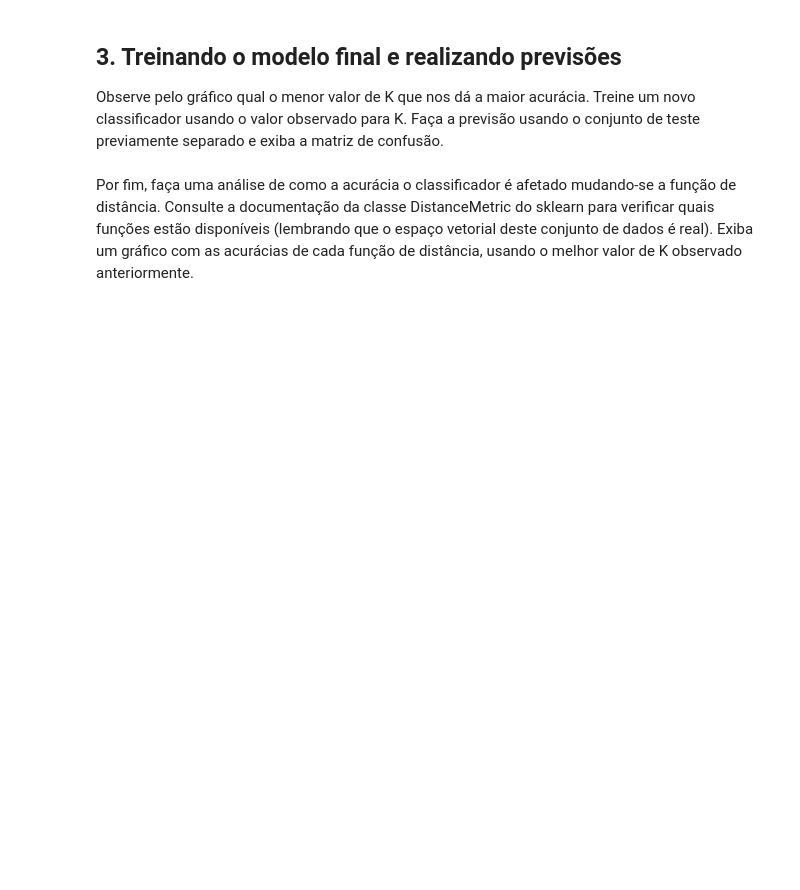
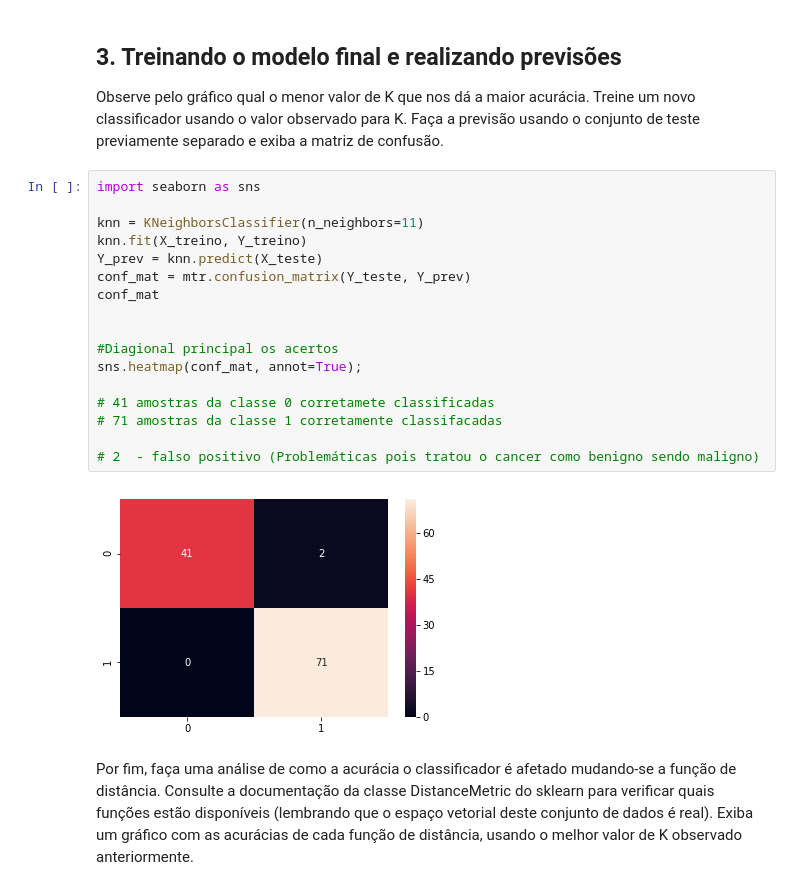
Before and after one commit to brunohenriquecruz/KNN, a Jupyter notebook: Exercício_KNN.ipynb, the cells around one changed output. Cells and saved outputs as stored; diff of their text form; blank space fills up the shorter version.

```diff
--- a/Exercício_KNN.ipynb
+++ b/Exercício_KNN.ipynb
@@ -125,5 +126,24 @@ plt.show()
 ## 3. Treinando o modelo final e realizando previsões
 
 Observe pelo gráfico qual o menor valor de K que nos dá a maior acurácia. Treine um novo classificador usando o valor observado para K. Faça a previsão usando o conjunto de teste previamente separado e exiba a matriz de confusão.
+# %%
+import seaborn as sns
+
+knn = KNeighborsClassifier(n_neighbors=11)
+knn.fit(X_treino, Y_treino)
+Y_prev = knn.predict(X_teste)
+conf_mat = mtr.confusion_matrix(Y_teste, Y_prev)
+conf_mat
+
+
+#Diagional principal os acertos
+sns.heatmap(conf_mat, annot=True);
+
+# 41 amostras da classe 0 corretamete classificadas
+# 71 amostras da classe 1 corretamente classifacadas
+
+# 2  - falso positivo (Problemáticas pois tratou o cancer como benigno sendo maligno)
+# %% [output]
+[figure, added]
 # %% [markdown]
 Por fim, faça uma análise de como a acurácia o classificador é afetado mudando-se a função de distância. Consulte a documentação da classe DistanceMetric do sklearn para verificar quais funções estão disponíveis (lembrando que o espaço vetorial deste conjunto de dados é real). Exiba um gráfico com as acurácias de cada função de distância, usando o melhor valor de K observado anteriormente.
```
Also changed, not shown: parts of 6 cells of this notebook.
